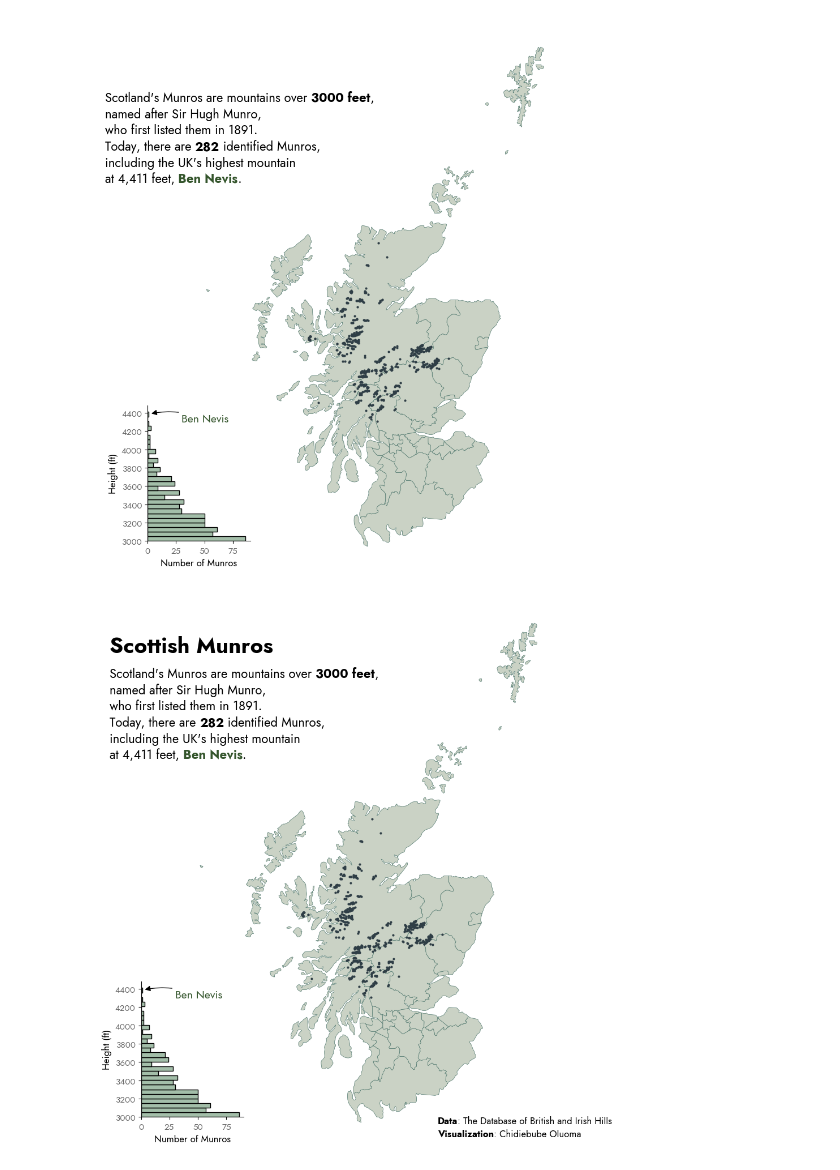
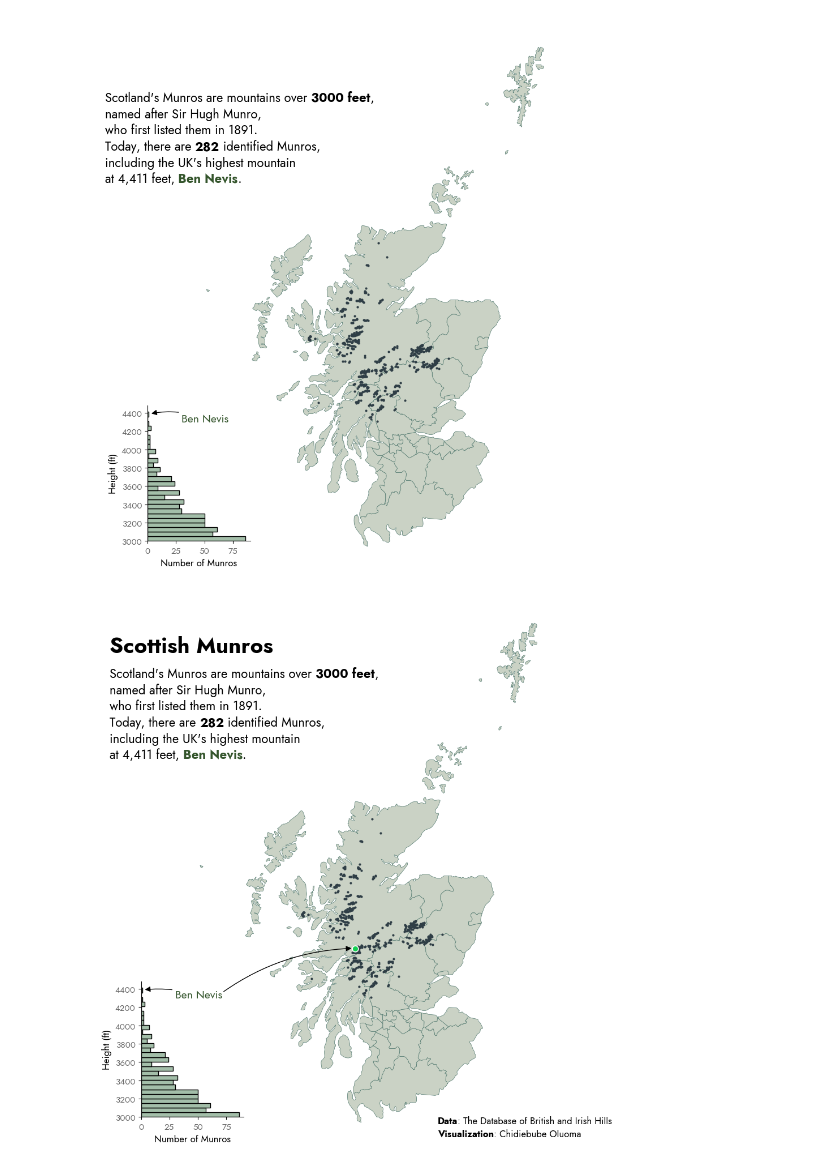
Before and after one commit to Peplinn/visualizations, a Jupyter notebook: tidytuesday/scottish-munros/playground.ipynb, the cells around one changed output. Cells and saved outputs as stored; diff of their text form; code cells hidden in the pictures.

Commit message:
Added Arrow and Highlighed Ben Nevis on Plot

```diff
--- a/tidytuesday/scottish-munros/playground.ipynb
+++ b/tidytuesday/scottish-munros/playground.ipynb
@@ -598,8 +598,7 @@ borderless_scotland.plot(
     ax=ax,
     edgecolor="#52796f",
     color="#cad2c5",
-    linewidth=0.5,
-    # set_xbound = 12
+    linewidth=0.5
 )
 
 plt.axis('off')
@@ -612,6 +611,18 @@ ax.scatter(
     data = munros_gdf,
     color = "#2f3e46",
     s = 4,
+)
+
+highlight = munros_gdf[munros_gdf["Name"] == "Ben Nevis"]
+
+ax.scatter(
+    x=highlight["lon"],
+    y=highlight["lat"],
+    color="#13cf52",       # different fill color
+    s=60,              # bigger size
+    edgecolor="white", # circle outline
+    linewidth=1.2,
+    zorder=5,          # keep it on top
 )
 
 sub_ax = inset_axes(
@@ -650,7 +661,7 @@ for label in sub_ax.get_yticklabels():
     label.set_color("dimgray")
 
 
-#arrow to highlight Ben Nevis
+#arrow to highlight Ben Nevis on the histogram
 sub_ax.annotate(
     "Ben Nevis",
     xy=(2, 4390), xycoords='data',
@@ -659,14 +670,25 @@ sub_ax.annotate(
     fontsize = 14,
     arrowprops=dict(
         arrowstyle="-|>",
-        connectionstyle="arc3,rad=0.15",
+        connectionstyle="arc3,rad=0.10",
         fc = "black"
     ),
-    # fontweight = "bold",
     color = "#34552C"
-    # highlight_textprops = [
-    #     {"color": "#3f6e63", "fontweight": "bold"}
-	# ]
+)
+
+#arrow to highlight Ben Nevis on the map
+ax.annotate(
+    "",
+    xy=(-5.05, 56.8), xycoords='data',
+    xytext=(-8.1, 56.25), textcoords='data',
+    fontproperties = jost_font,
+    fontsize = 14,
+    arrowprops=dict(
+        arrowstyle="-|>",
+        connectionstyle="arc3,rad=-0.15",
+        fc = "black"
+    ),
+    color = "#34552C"
 )
 
 sns.despine()
@@ -699,31 +721,31 @@ fig_text(
         {"fontproperties": jost_font_bold},
         {"fontproperties": jost_font_bold, "color": '#34552C'},
     ]
 )
 
 fig_text(
     0.07, 0.9, plot_title,
     ha='left', va='center',
     fontsize=28,
     color='black',
     fontproperties = jost_font_bold,
 )
 
 fig_text(
     0.65, 0.05,
     credit_text,
     ha='left', va='center',
     fontsize=12,
     color='black',
     fontproperties = jost_font,
     highlight_textprops=[
         {"fontproperties": jost_font_bold},
         {"fontproperties": jost_font_bold},
     ]
 )
 
 plt.tight_layout()
 plt.savefig("scottish_munros.png")
 plt.show()
 # %% [output]
-[figure, old version]
+[figure, new version]
```
Also changed, not shown: 1 other file.
